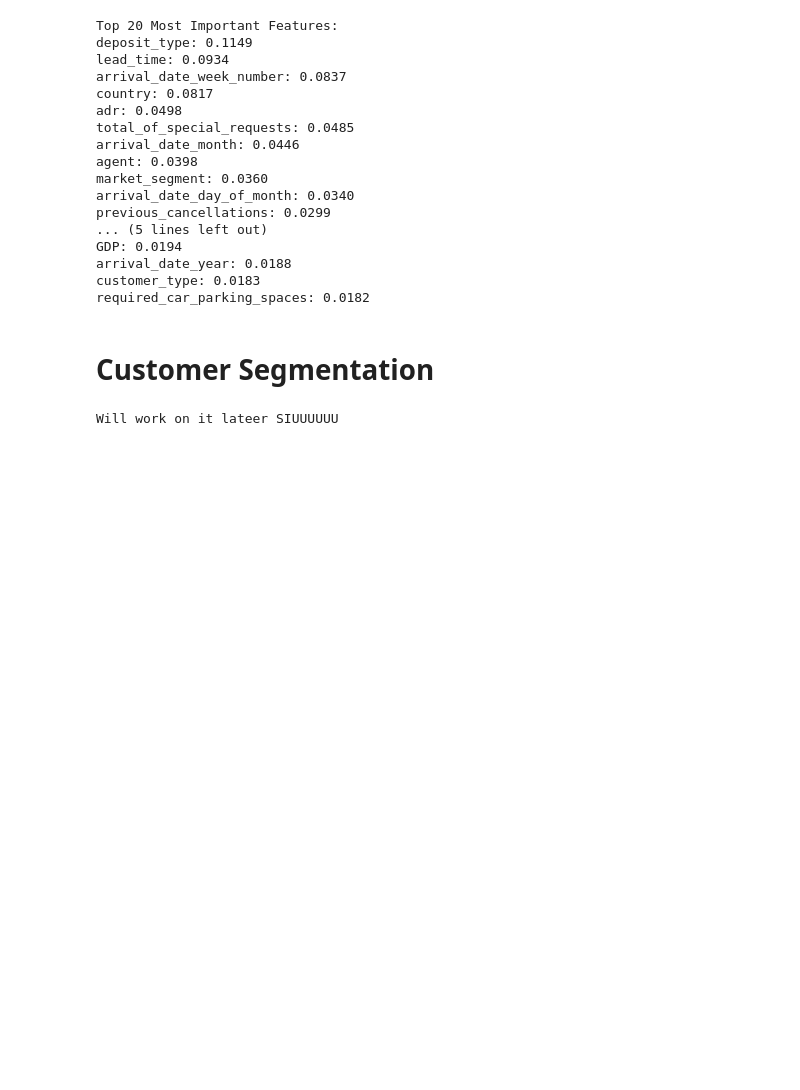
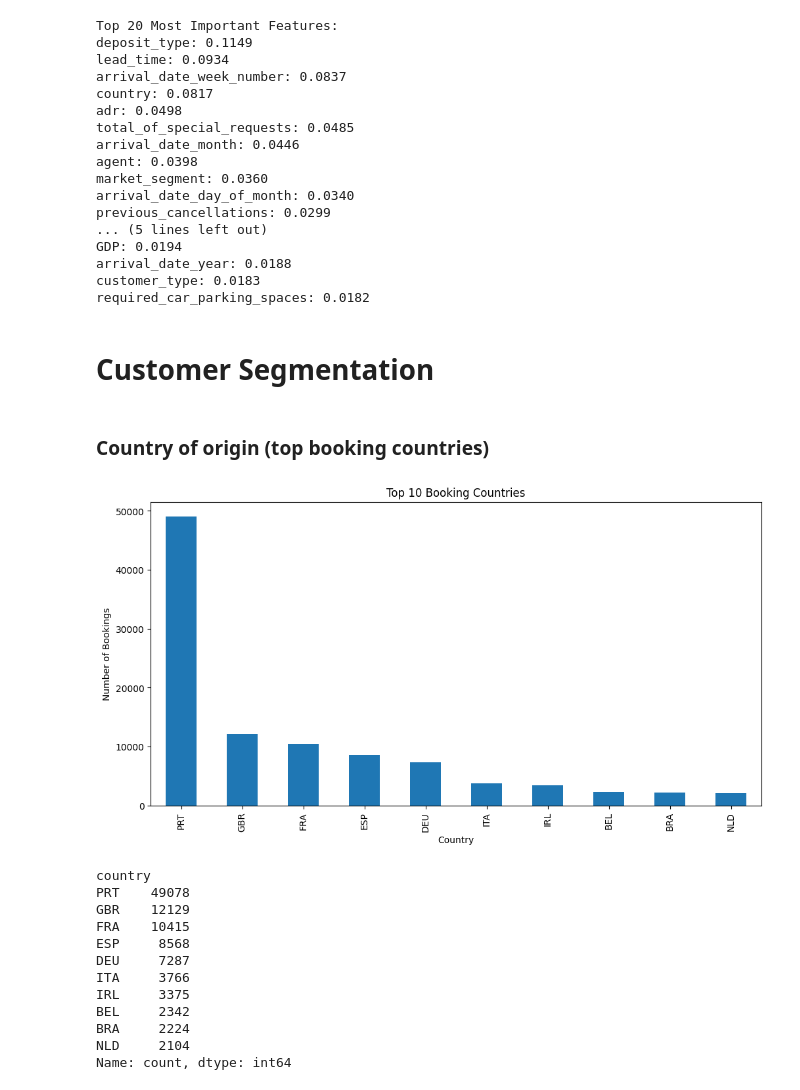
Before and after one commit to asif-mursalin/Data-mining-project, a Jupyter notebook: Project.ipynb, the cells around one changed output. Saved outputs shown, nothing was run; the diff lists cells and outputs as text; code cells hidden in the pictures; blank space fills up the shorter version.

```diff
--- a/Project.ipynb
+++ b/Project.ipynb
@@ -635,7 +635,33 @@ customer_type: 0.0183
 required_car_parking_spaces: 0.0182
 # %% [markdown]
 # Customer Segmentation
-# %%
-print("Will work on it lateer SIUUUUUU")
-# %% [output]
-Will work on it lateer SIUUUUUU
+# %% [markdown]
+### Country of origin (top booking countries)
+# %%
+def country_analysis(dataframe):
+    # Count bookings by country
+    country_counts = dataframe['country'].value_counts().head(10)
+
+    plt.figure(figsize=(12,6))
+    country_counts.plot(kind='bar')
+    plt.title('Top 10 Booking Countries')
+    plt.xlabel('Country')
+    plt.ylabel('Number of Bookings')
+    plt.show()
+
+    return country_counts
+country_analysis(df)
+# %% [output]
+[figure, added]
+country
+PRT    49078
+GBR    12129
+FRA    10415
+ESP     8568
+DEU     7287
+ITA     3766
+IRL     3375
+BEL     2342
+BRA     2224
+NLD     2104
+Name: count, dtype: int64
```
Also changed, not shown: parts of 4 cells of this notebook.
